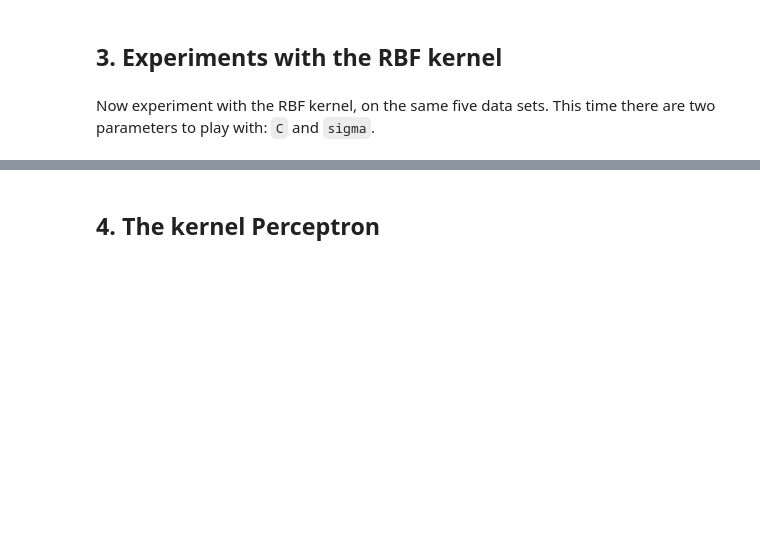
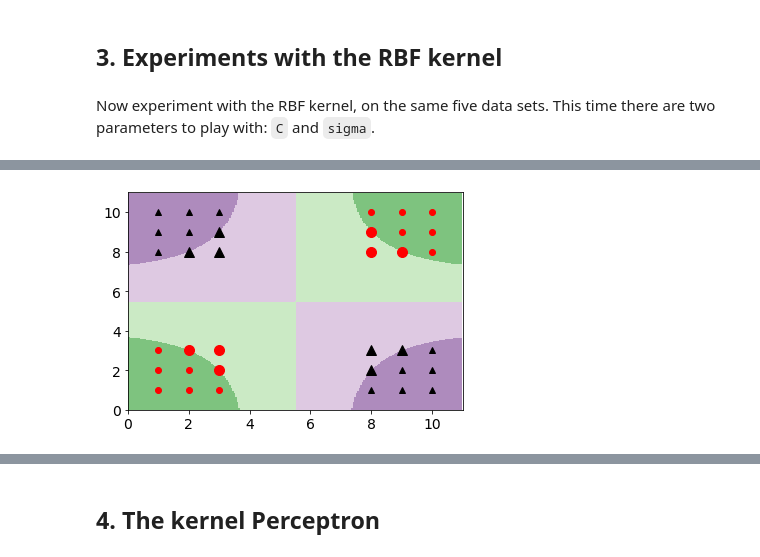
Before and after one commit to broepke/UCSanDiegoX, a Jupyter notebook: Machine-Learning/Topic7-Combining-Simple-Classifiers/kernel_SVM_and_Perceptron.ipynb, the cells around one changed output, grey strips where cells are left out. Drawn from its saved outputs; the diff is of its cells as text; code cells hidden in the pictures; blank space fills up the shorter version.

```diff
--- a/Machine-Learning/Topic7-Combining-Simple-Classifiers/kernel_SVM_and_Perceptron.ipynb
+++ b/Machine-Learning/Topic7-Combining-Simple-Classifiers/kernel_SVM_and_Perceptron.ipynb
@@ -85,0 +92,4 @@ learn_and_display_SVM('data1.txt', 'rbf', 10.0, 10.0)
+# %%
+learn_and_display_SVM('data2.txt', 'rbf', 10.0, 10.0)
+# %% [output]
+[figure, added]
```
Also changed, not shown: parts of 14 cells of this notebook, 7 other files.
